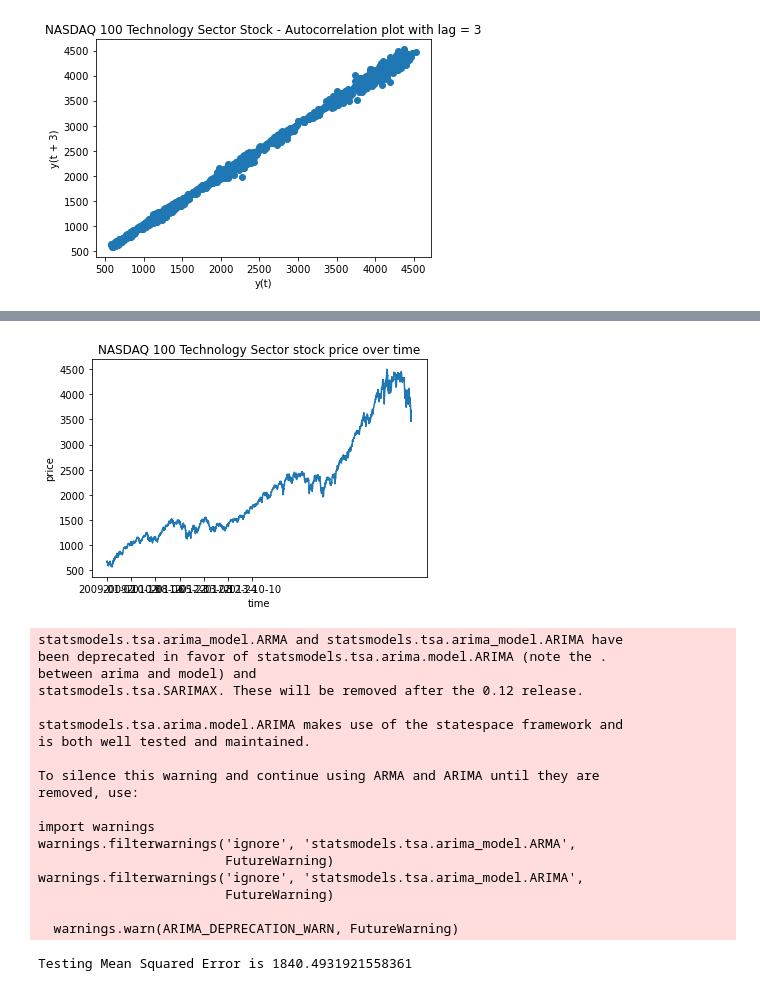
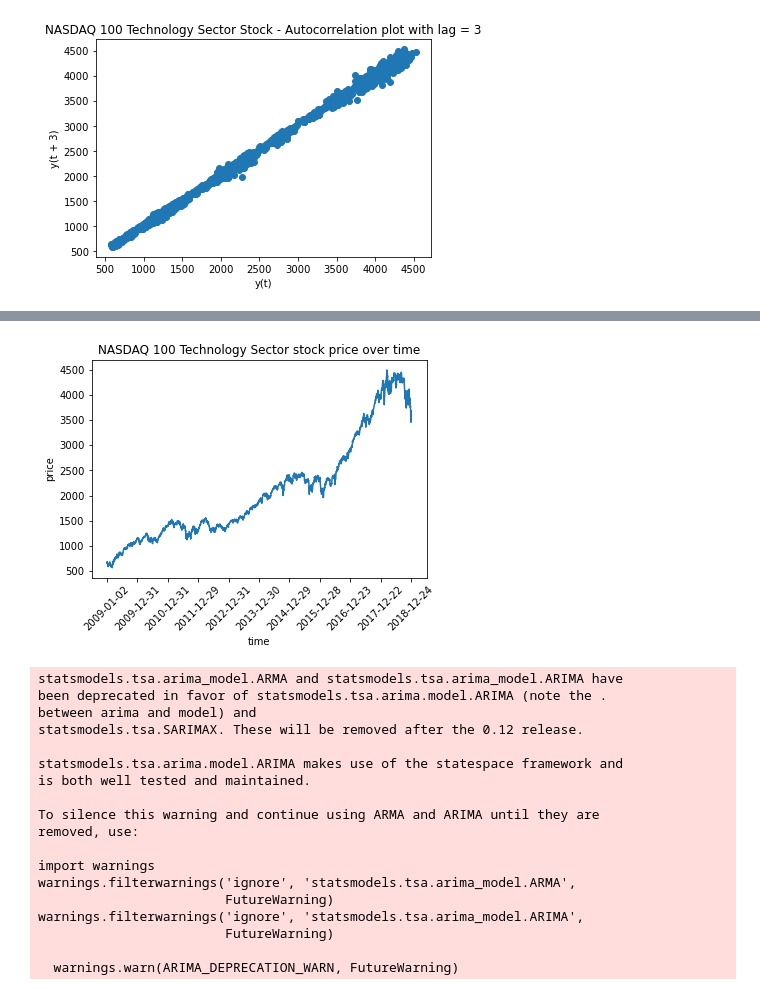
Before and after one commit to mklein1997/ML-ETF-Prices, a Jupyter notebook: Forcasting model/ARIMANXDT.ipynb, the cells around one changed output, grey strips where cells are left out. Saved outputs shown, nothing was run; the diff lists cells and outputs as text; code cells hidden in the pictures.

Commit message:
Arima and decisiontree update

```diff
--- a/Forcasting model/ARIMANXDT.ipynb
+++ b/Forcasting model/ARIMANXDT.ipynb
@@ -28,12 +65,13 @@ plt.show()
 # %%
 plt.plot(df["Date"], df["Close"])
-plt.xticks(np.arange(0,1259, 200), df['Date'][0:1259:200])
+plt.xticks(np.arange(0,2514, 251), df['Date'][0:2514:251])
+plt.xticks(rotation = 45)
 plt.title("NASDAQ 100 Technology Sector stock price over time")
 plt.xlabel("time")
 plt.ylabel("price")
 plt.show()
 # %% [output]
-[figure, old version]
+[figure, new version]
 # %%
 train_data, test_data = df[0:int(len(df)*0.7)], df[int(len(df)*0.7):]
 training_data = train_data['Close'].values
@@ -42,7 +80,7 @@ history = [x for x in training_data]
 model_predictions = []
 N_test_observations = len(test_data)
 for time_point in range(N_test_observations):
-    model = ARIMA(history, order=(4,1,0))
+    model = ARIMA(history, order=(10,1,0))
     model_fit = model.fit(disp=0)
     output = model_fit.forecast()
     yhat = output[0]
@@ -70,7 +108,6 @@ warnings.filterwarnings('ignore', 'statsmodels.tsa.arima_model.ARIMA',
                         FutureWarning)
 
   warnings.warn(ARIMA_DEPRECATION_WARN, FutureWarning)
-Testing Mean Squared Error is 1840.4931921558361
 # %%
 test_set_range = df[int(len(df)*0.7):].index
 plt.plot(test_set_range, model_predictions, color='blue', marker='o', linestyle='dashed',label='Predicted Price')
```
Also changed, not shown: parts of 10 cells of this notebook, 5 other files.
